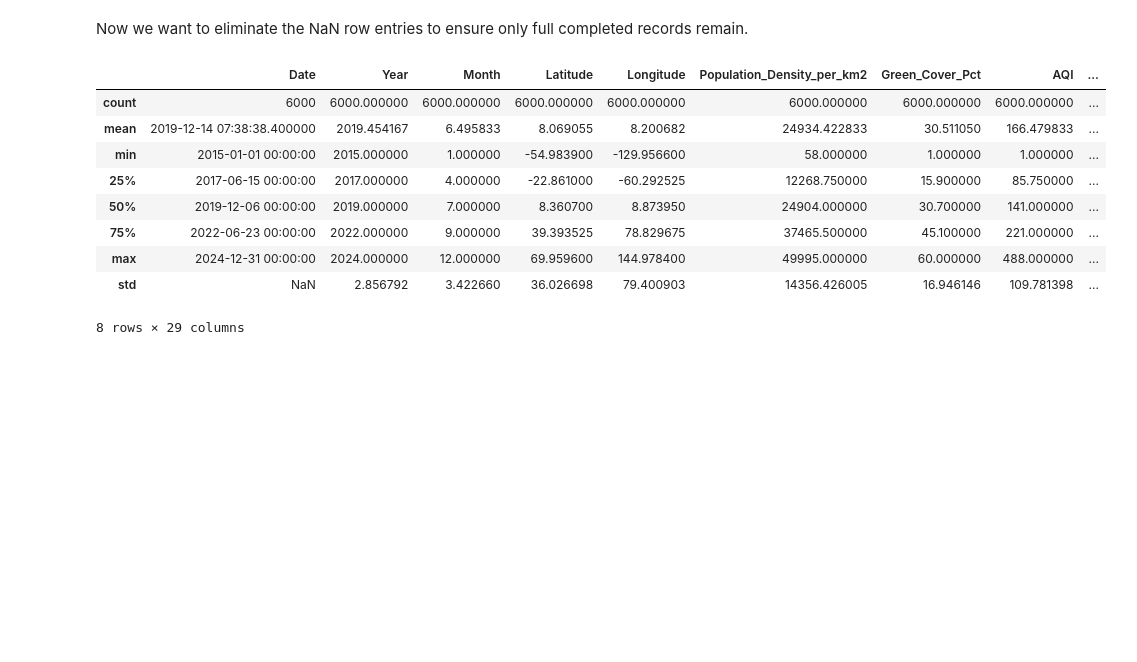
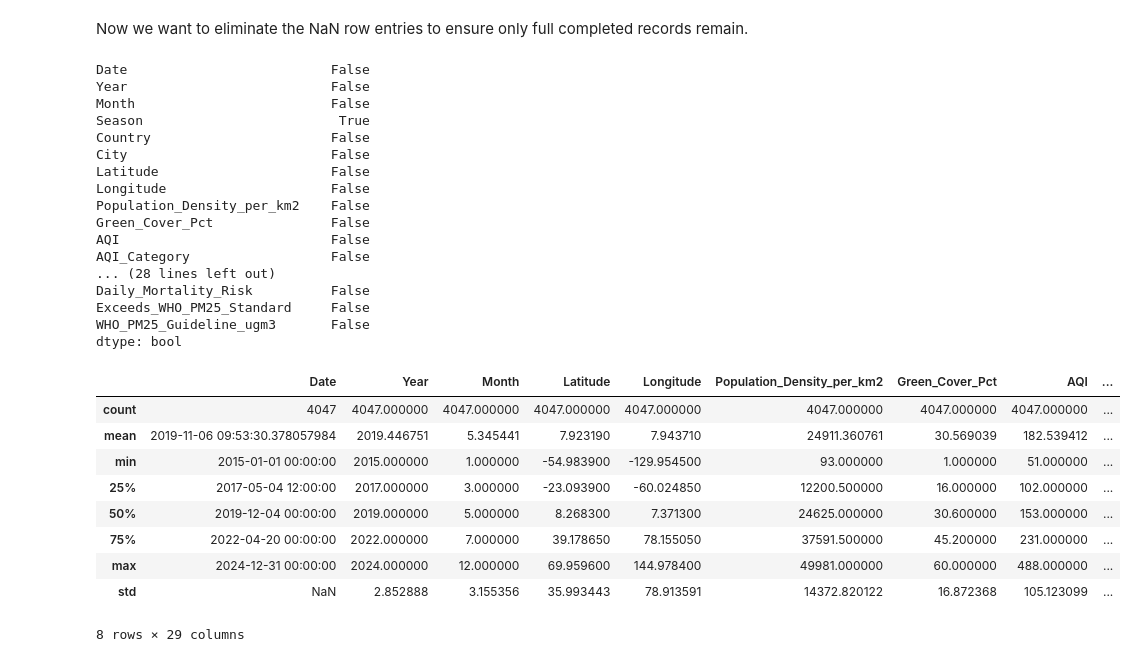
Before and after one commit to lucas23wong/air-quality-health-eda, a Jupyter notebook: notebooks/01_data_cleaning.ipynb, the cells around one changed output. Drawn from its saved outputs; the diff is of its cells as text; code cells hidden in the pictures; blank space fills up the shorter version.

```diff
--- a/notebooks/01_data_cleaning.ipynb
+++ b/notebooks/01_data_cleaning.ipynb
@@ -56,16 +56,37 @@ pollution_df.head(20)
 # %% [markdown]
 Now we want to eliminate the NaN row entries to ensure only full completed records remain.
 # %%
-filtered_df = pollution_df[pollution_df['Season'] != 'NaN']
-filtered_df.describe()
+# Check for NaN values across df
+print(pollution_df.isna().any())
+
+# Eliminate those rows with empty values
+pollution_df.dropna(inplace=True)
+pollution_df.describe()
 # %% [output]
+Date                          False
+Year                          False
+Month                         False
+Season                         True
+Country                       False
+City                          False
+Latitude                      False
+Longitude                     False
+Population_Density_per_km2    False
+Green_Cover_Pct               False
+AQI                           False
+AQI_Category                  False
+... (28 lines left out)
+Daily_Mortality_Risk          False
+Exceeds_WHO_PM25_Standard     False
+WHO_PM25_Guideline_ugm3       False
+dtype: bool
 |  | Date | Year | Month | Latitude | Longitude | Population_Density_per_km2 | Green_Cover_Pct | AQI | ... |
-| count | 6000 | 6000.000000 | 6000.000000 | 6000.000000 | 6000.000000 | 6000.000000 | 6000.000000 | 6000.000000 | ... |
-| mean | 2019-12-14 07:38:38.400000 | 2019.454167 | 6.495833 | 8.069055 | 8.200682 | 24934.422833 | 30.511050 | 166.479833 | ... |
-| min | 2015-01-01 00:00:00 | 2015.000000 | 1.000000 | -54.983900 | -129.956600 | 58.000000 | 1.000000 | 1.000000 | ... |
-| 25% | 2017-06-15 00:00:00 | 2017.000000 | 4.000000 | -22.861000 | -60.292525 | 12268.750000 | 15.900000 | 85.750000 | ... |
-| 50% | 2019-12-06 00:00:00 | 2019.000000 | 7.000000 | 8.360700 | 8.873950 | 24904.000000 | 30.700000 | 141.000000 | ... |
-| 75% | 2022-06-23 00:00:00 | 2022.000000 | 9.000000 | 39.393525 | 78.829675 | 37465.500000 | 45.100000 | 221.000000 | ... |
-| max | 2024-12-31 00:00:00 | 2024.000000 | 12.000000 | 69.959600 | 144.978400 | 49995.000000 | 60.000000 | 488.000000 | ... |
-| std | NaN | 2.856792 | 3.422660 | 36.026698 | 79.400903 | 14356.426005 | 16.946146 | 109.781398 | ... |
+| count | 4047 | 4047.000000 | 4047.000000 | 4047.000000 | 4047.000000 | 4047.000000 | 4047.000000 | 4047.000000 | ... |
+| mean | 2019-11-06 09:53:30.378057984 | 2019.446751 | 5.345441 | 7.923190 | 7.943710 | 24911.360761 | 30.569039 | 182.539412 | ... |
+| min | 2015-01-01 00:00:00 | 2015.000000 | 1.000000 | -54.983900 | -129.954500 | 93.000000 | 1.000000 | 51.000000 | ... |
+| 25% | 2017-05-04 12:00:00 | 2017.000000 | 3.000000 | -23.093900 | -60.024850 | 12200.500000 | 16.000000 | 102.000000 | ... |
+| 50% | 2019-12-04 00:00:00 | 2019.000000 | 5.000000 | 8.268300 | 7.371300 | 24625.000000 | 30.600000 | 153.000000 | ... |
+| 75% | 2022-04-20 00:00:00 | 2022.000000 | 7.000000 | 39.178650 | 78.155050 | 37591.500000 | 45.200000 | 231.000000 | ... |
+| max | 2024-12-31 00:00:00 | 2024.000000 | 12.000000 | 69.959600 | 144.978400 | 49981.000000 | 60.000000 | 488.000000 | ... |
+| std | NaN | 2.852888 | 3.155356 | 35.993443 | 78.913591 | 14372.820122 | 16.872368 | 105.123099 | ... |
-8 rows × 29 columns
+8 rows × 29 columns
```
Also changed, not shown: parts of 1 cell of this notebook.
